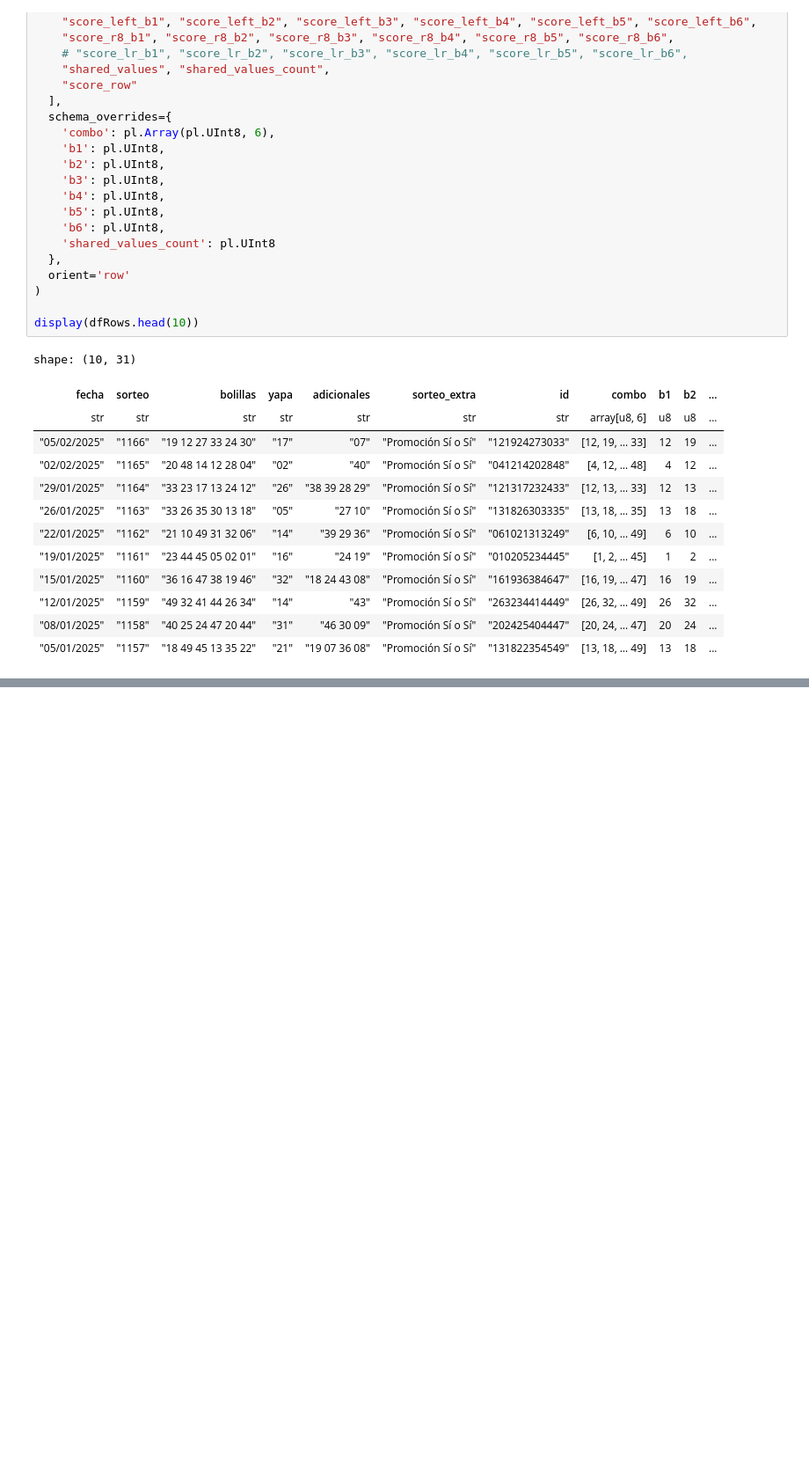
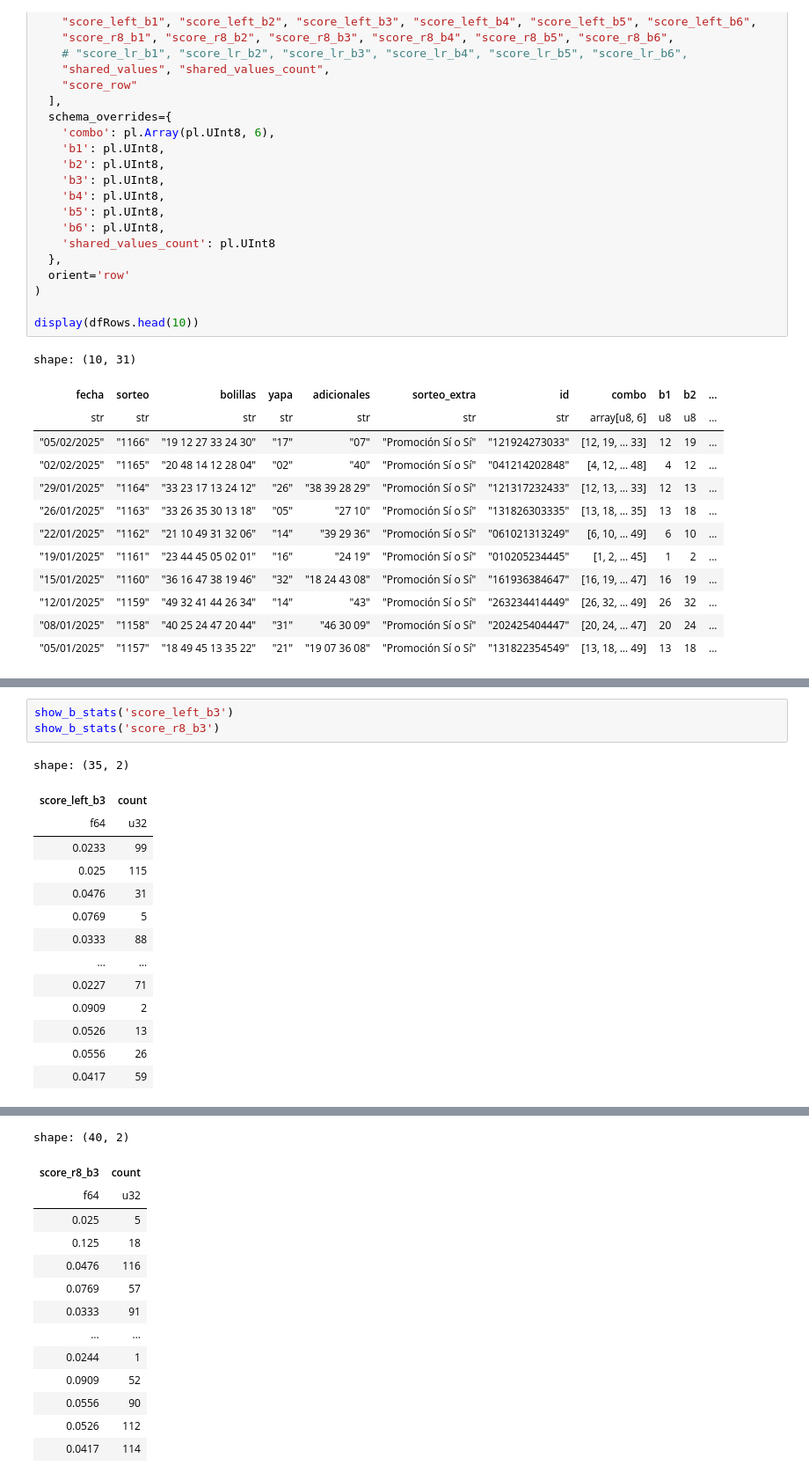
Before and after one commit to coins5/tinkapp.v4, a Jupyter notebook: explore_bolillas_v2.ipynb, the cells around one changed output, grey strips where cells are left out. Shown at 88% size. Cells and saved outputs as stored; diff of their text form; blank space fills up the shorter version.

```diff
--- a/explore_bolillas_v2.ipynb
+++ b/explore_bolillas_v2.ipynb
@@ -606,0 +316,18 @@ Name: b_count, dtype: float64
+# %%
+show_b_stats('score_left_b3')
+show_b_stats('score_r8_b3')
+# %% [output]
+shape: (35, 2)
+| score_left_b3 | count |
+| f64 | u32 |
+| 0.0233 | 99 |
+| 0.025 | 115 |
+| 0.0476 | 31 |
+| 0.0769 | 5 |
+| 0.0333 | 88 |
+| … | … |
+| 0.0227 | 71 |
+| 0.0909 | 2 |
+| 0.0526 | 13 |
+| 0.0556 | 26 |
+| 0.0417 | 59 |
@@ -606,0 +335,14 @@ Name: b_count, dtype: float64
+shape: (40, 2)
+| score_r8_b3 | count |
+| f64 | u32 |
+| 0.025 | 5 |
+| 0.125 | 18 |
+| 0.0476 | 116 |
+| 0.0769 | 57 |
+| 0.0333 | 91 |
+| … | … |
+| 0.0244 | 1 |
+| 0.0909 | 52 |
+| 0.0556 | 90 |
+| 0.0526 | 112 |
+| 0.0417 | 114 |
```
Also changed, not shown: parts of 12 cells of this notebook, 4 other files.
